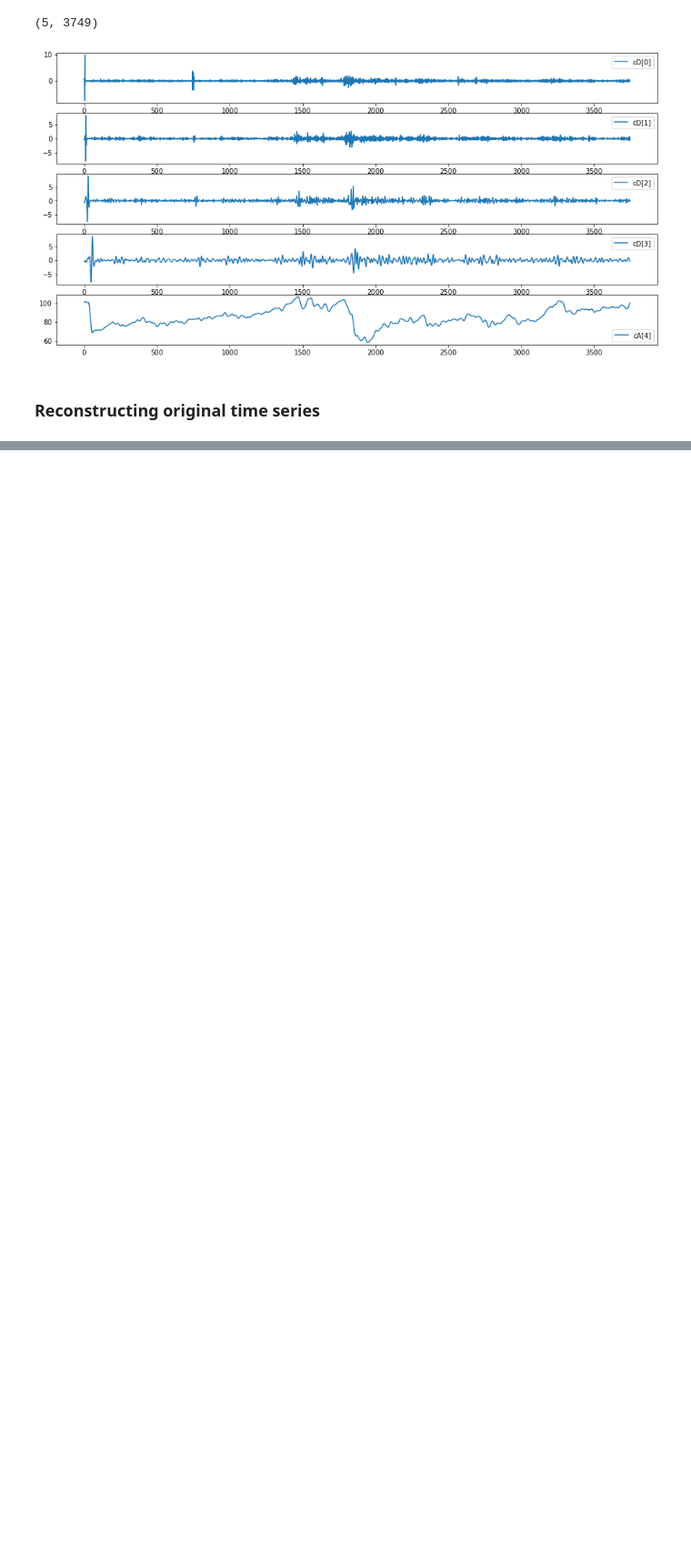
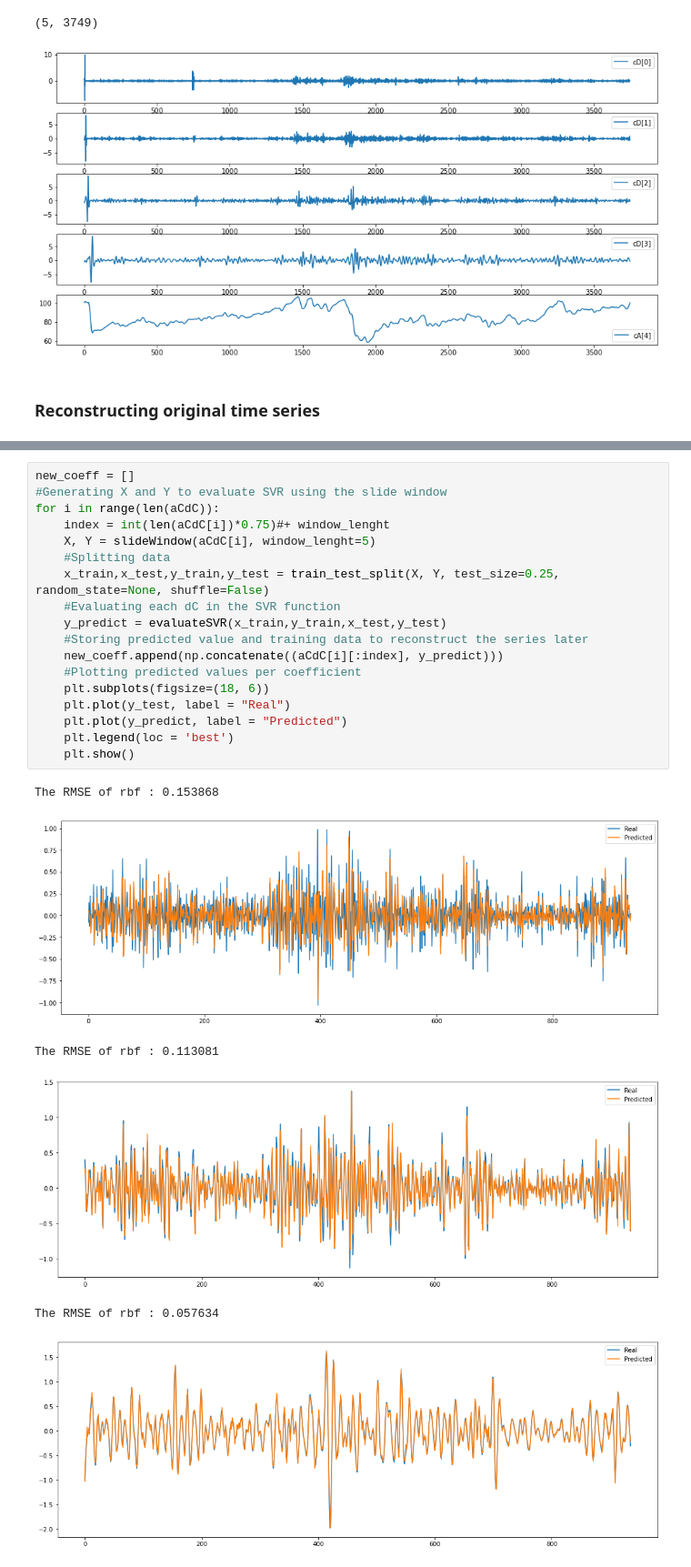
Before and after one commit to kgordillo-hub/SVM-Wavelet-forecasting-Financial-Time-Series, a Jupyter notebook: Project/SVM-Wavelet-forecasting-financial-series.ipynb, the cells around one changed output, grey strips where cells are left out. Shown at 91% size. Cells and saved outputs as stored; diff of their text form; blank space fills up the shorter version.

```diff
--- a/Project/SVM-Wavelet-forecasting-financial-series.ipynb
+++ b/Project/SVM-Wavelet-forecasting-financial-series.ipynb
@@ -176,0 +229,25 @@ for i in range(len(coeff)):
+# %%
+new_coeff = []
+#Generating X and Y to evaluate SVR using the slide window
+for i in range(len(aCdC)):
+    index = int(len(aCdC[i])*0.75)#+ window_lenght
+    X, Y = slideWindow(aCdC[i], window_lenght=5)
+    #Splitting data
+    x_train,x_test,y_train,y_test = train_test_split(X, Y, test_size=0.25, random_state=None, shuffle=False)
+    #Evaluating each dC in the SVR function
+    y_predict = evaluateSVR(x_train,y_train,x_test,y_test)
+    #Storing predicted value and training data to reconstruct the series later
+    new_coeff.append(np.concatenate((aCdC[i][:index], y_predict)))
+    #Plotting predicted values per coefficient
+    plt.subplots(figsize=(18, 6))
+    plt.plot(y_test, label = "Real")
+    plt.plot(y_predict, label = "Predicted")
+    plt.legend(loc = 'best')
+    plt.show()
+# %% [output]
+The RMSE of rbf : 0.153868
+[figure, added]
+The RMSE of rbf : 0.113081
+[figure, added]
+The RMSE of rbf : 0.057634
+[figure, added]
```
Also changed, not shown: parts of 23 cells of this notebook.
